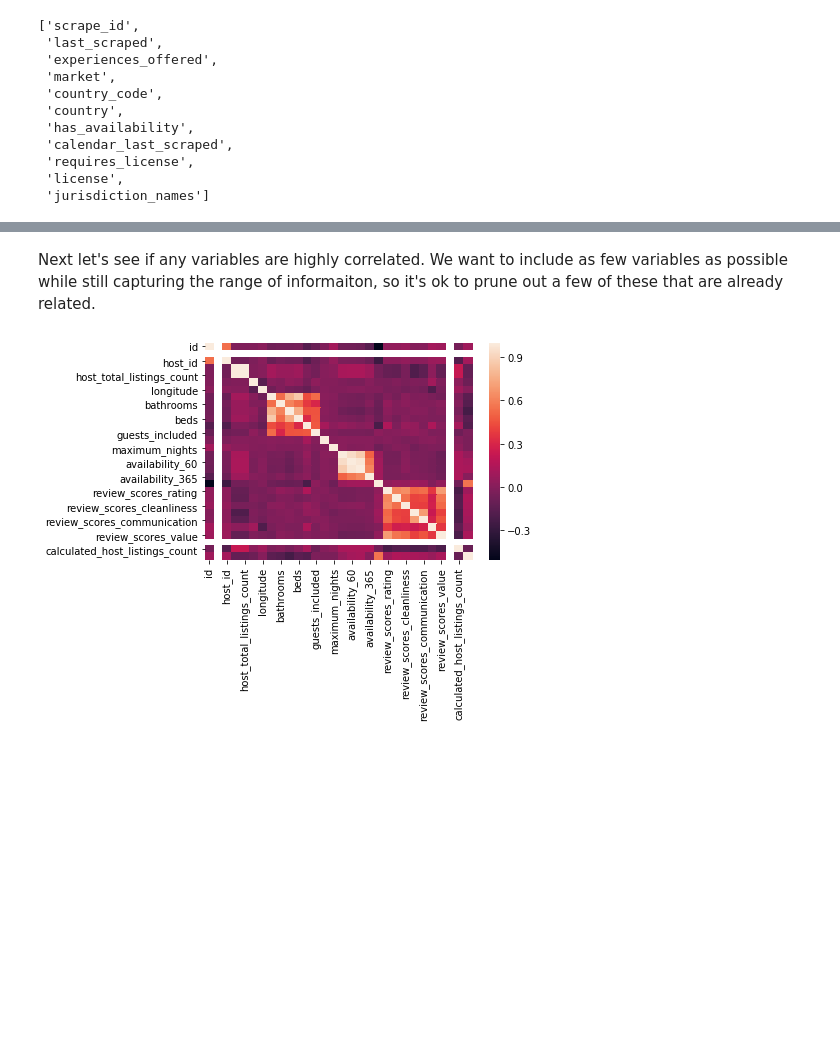
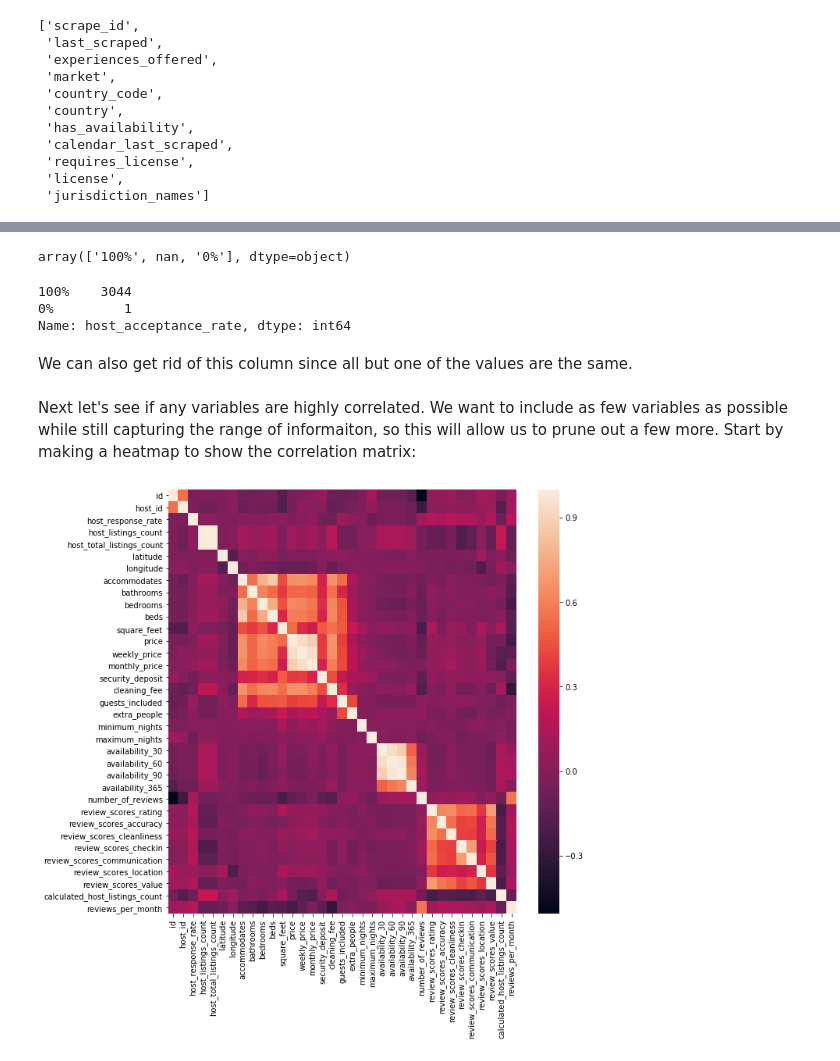
Before and after one commit to bridgethass/udacity-dsnd-project1, a Jupyter notebook: airbnb/ipynb/2_seattle_airbnb_linear_model.ipynb, the cells around one changed output, grey strips where cells are left out. Saved outputs shown, nothing was run; the diff lists cells and outputs as text; code cells hidden in the pictures; blank space fills up the shorter version.

Commit message:
updated linear model to include handling of categorical data

```diff
--- a/airbnb/ipynb/2_seattle_airbnb_linear_model.ipynb
+++ b/airbnb/ipynb/2_seattle_airbnb_linear_model.ipynb
@@ -54,0 +124,3 @@ single_vals
+# %%
+cat_ignore_cols = ['name', 'summary', 'space', 'description', 'neighborhood_overview','notes', 'transit', 'host_name', 'host_since', 'host_location','host_about','city','state','street','is_location_exact']
+listings_df = listings_df.drop(cat_ignore_cols,axis=1)
@@ -54,0 +152,3 @@ single_vals
+# %%
+price_cols = [col for col in listings_df.columns if 'price' in col] + ['security_deposit', 'cleaning_fee', 'extra_people']
+price_cols
@@ -54,0 +173,3 @@ single_vals
+# %%
+for col in price_cols:
+    listings_df[col] = listings_df[col].str.replace('[\$,]', '', regex=True).astype(float)
@@ -54,0 +196,2 @@ single_vals
+# %%
+listings_df['host_response_rate'] = listings_df['host_response_rate'].str.replace('%', '', regex=True).astype(float)/100
@@ -55,9 +210,22 @@ single_vals
+# %%
+listings_df['host_acceptance_rate'].unique()
+# %% [output]
+array(['100%', nan, '0%'], dtype=object)
+# %%
+listings_df['host_acceptance_rate'].value_counts()
+# %% [output]
+100%    3044
+0%         1
+Name: host_acceptance_rate, dtype: int64
+# %% [markdown]
+We can also get rid of this column since all but one of the values are the same.
 # %% [markdown]
-Next let's see if any variables are highly correlated. We want to include as few variables as possible while still capturing the range of informaiton, so it's ok to prune out a few of these that are already related.
+Next let's see if any variables are highly correlated. We want to include as few variables as possible while still capturing the range of informaiton, so this will allow us to prune out a few more. Start by making a heatmap to show the correlation matrix:
 # %%
+plt.figure(figsize=(10,10))
 sns.heatmap(listings_df.corr());
 # %% [output]
-[figure, old version]
+[figure, new version]
 # %%
 def find_correlated_features(df,threshold):
     # Create correlation matrix
```
Also changed, not shown: parts of 46 cells of this notebook.
